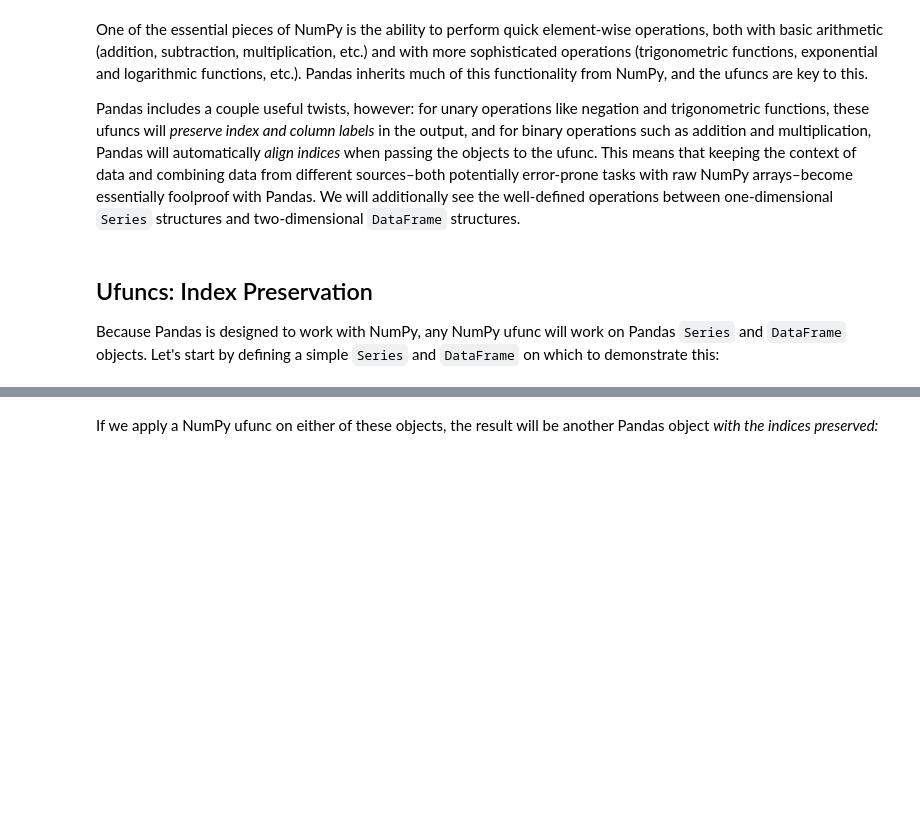
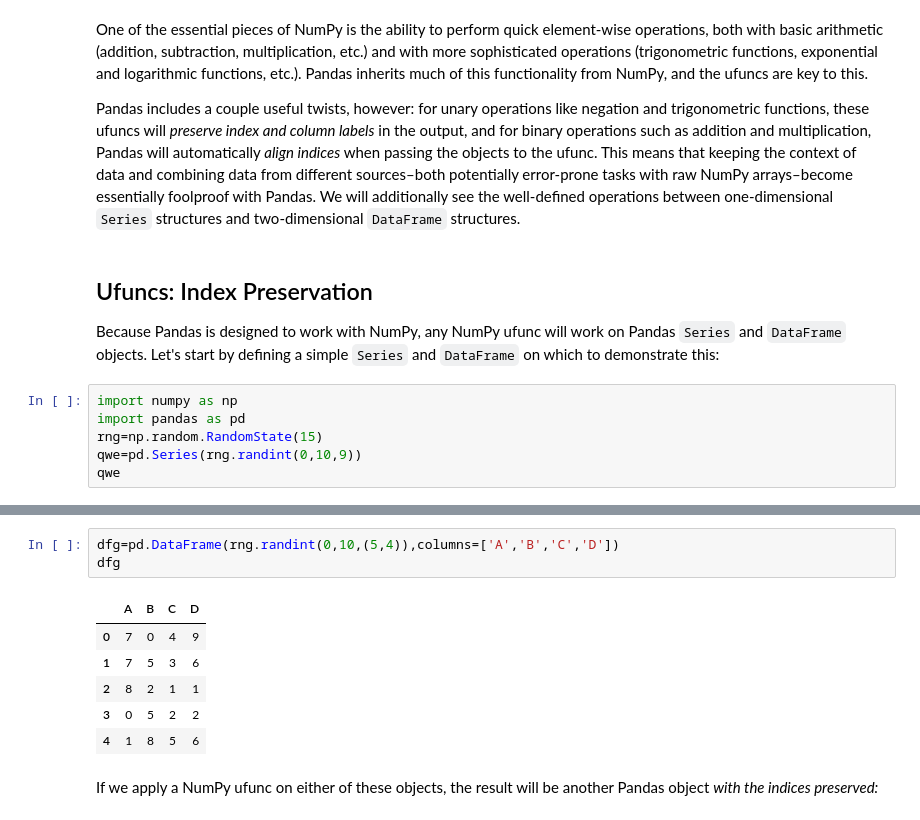
Before and after one commit to joelkariyalil/AIrobosoft, a Jupyter notebook: pandas.ipynb, the cells around one changed output, grey strips where cells are left out. Saved outputs shown, nothing was run; the diff lists cells and outputs as text; blank space fills up the shorter version.

Commit message:
Pandas File Temp

```diff
--- a/pandas.ipynb
+++ b/pandas.ipynb
@@ -327,3 +322,9 @@ We will additionally see the well-defined operations between one-dimensional ``S
 
 Because Pandas is designed to work with NumPy, any NumPy ufunc will work on Pandas ``Series`` and ``DataFrame`` objects.
 Let's start by defining a simple ``Series`` and ``DataFrame`` on which to demonstrate this:
+# %%
+import numpy as np
+import pandas as pd
+rng=np.random.RandomState(15)
+qwe=pd.Series(rng.randint(0,10,9))
+qwe
@@ -330,2 +342,12 @@ Let's start by defining a simple ``Series`` and ``DataFrame`` on which to demons
+# %%
+dfg=pd.DataFrame(rng.randint(0,10,(5,4)),columns=['A','B','C','D'])
+dfg
+# %% [output]
+|  | A | B | C | D |
+| 0 | 7 | 0 | 4 | 9 |
+| 1 | 7 | 5 | 3 | 6 |
+| 2 | 8 | 2 | 1 | 1 |
+| 3 | 0 | 5 | 2 | 2 |
+| 4 | 1 | 8 | 5 | 6 |
 # %% [markdown]
 If we apply a NumPy ufunc on either of these objects, the result will be another Pandas object *with the indices preserved:*
```
Also changed, not shown: parts of 17 cells of this notebook.
